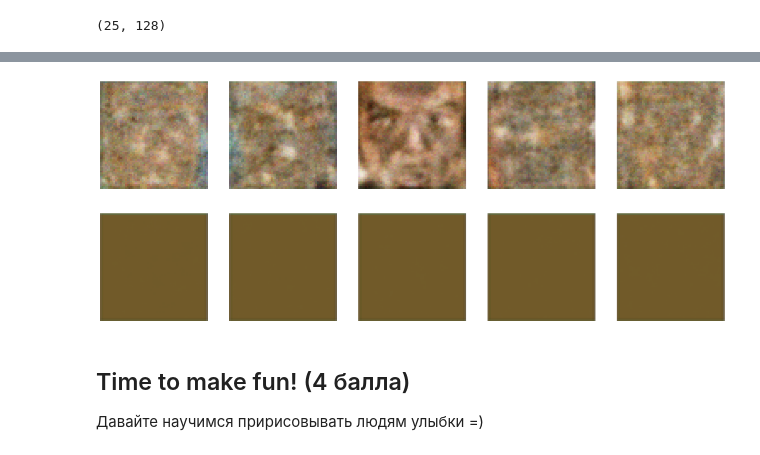
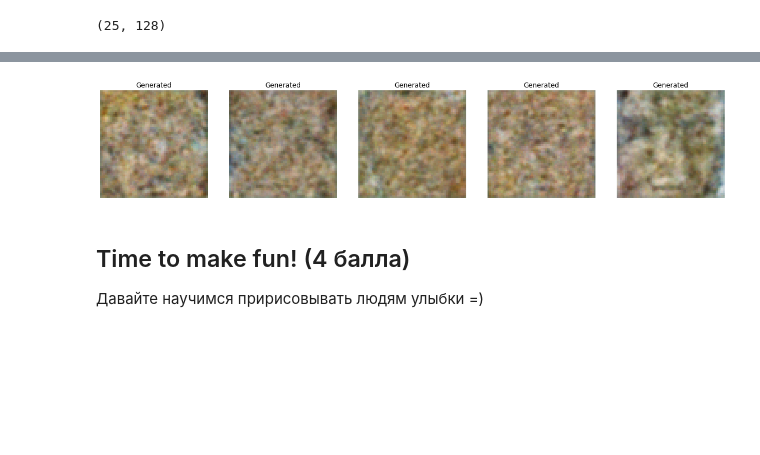
Before and after one commit to noname19871/DLS2022_advanced, a Jupyter notebook: homeworks/homework7/[homework]autoencoders.ipynb, the cells around one changed output, grey strips where cells are left out. Cells and saved outputs as stored; diff of their text form; code cells hidden in the pictures; blank space fills up the shorter version.

```diff
--- a/homeworks/homework7/[homework]autoencoders.ipynb
+++ b/homeworks/homework7/[homework]autoencoders.ipynb
@@ -346,5 +369,5 @@ print(sigma)
 # %%
-z = np.array([sigma * np.random.normal(0, 1, dim_code) + mu for i in range(25)])
+z = np.array([np.random.normal(mu, sigma, dim_code) for i in range(25)])
 # %%
 print(z.shape)
 # %% [output]
@@ -376,26 +379,7 @@ tensor([[[0.4258, 0.3796, 0.3975,  ..., 0.4862, 0.4703, 0.4288],
-# %%
-plt.figure(figsize=(20, 10))
-for i in range(5):
-    plt.subplot(1, 5, i + 1)
-    plt.axis("off")
-    plt.imshow(np.rollaxis(random_samples[i].numpy(), 0, 3))
-plt.show()
-# %% [output]
-[figure, removed]
-# %%
-# сгенерируем 25 рандомных векторов размера latent_space
-z = np.random.randn(25, dim_code)
-z = torch.tensor(z, dtype=torch.float32).to(device)
-output = autoencoder.decode(z).detach().cpu()
-
-plt.figure(figsize=(20, 10))
-for i in range(5):
-    plt.subplot(1, 5, i + 1)
-    plt.axis("off")
-    plt.imshow(np.rollaxis(output[i].numpy(), 0, 3))
-plt.show()
-# %% [output]
-[figure, removed]
+# %%
+plot_faces(1, 5, random_samples[:5].numpy(), "Generated")
+# %% [output]
+[figure, added]
 # %% [markdown]
 ## Time to make fun! (4 балла)
 
```
Also changed, not shown: parts of 36 cells of this notebook.
